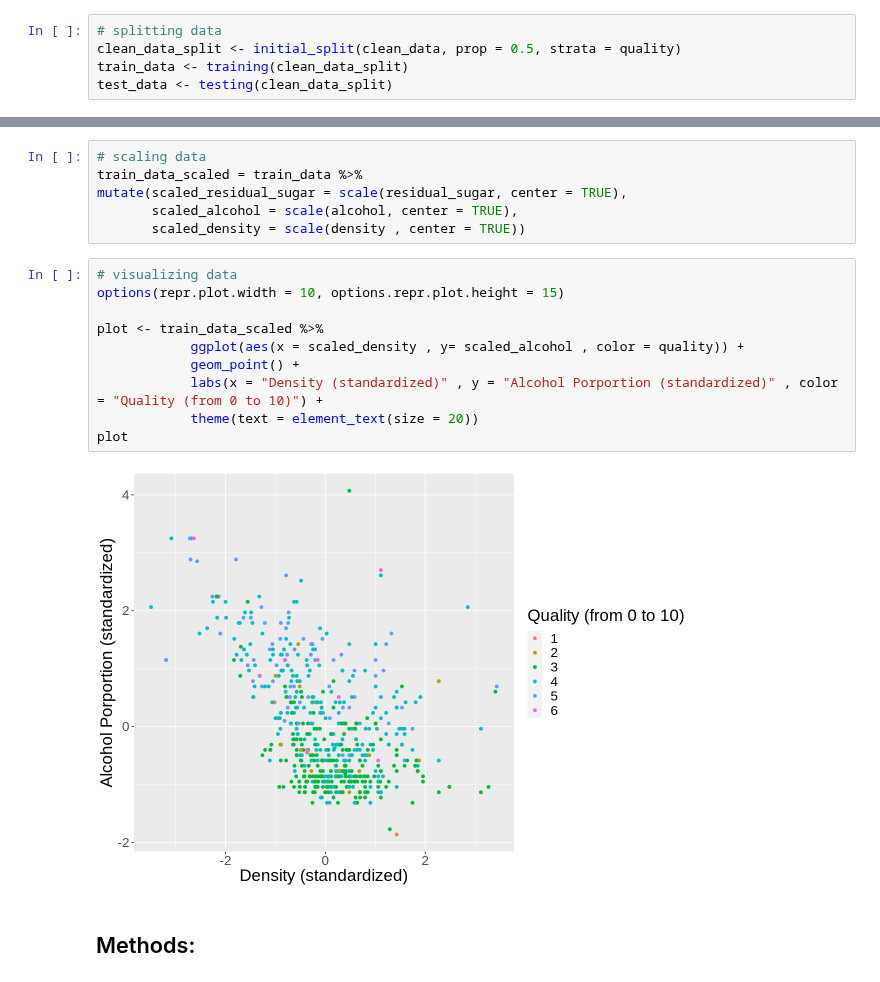
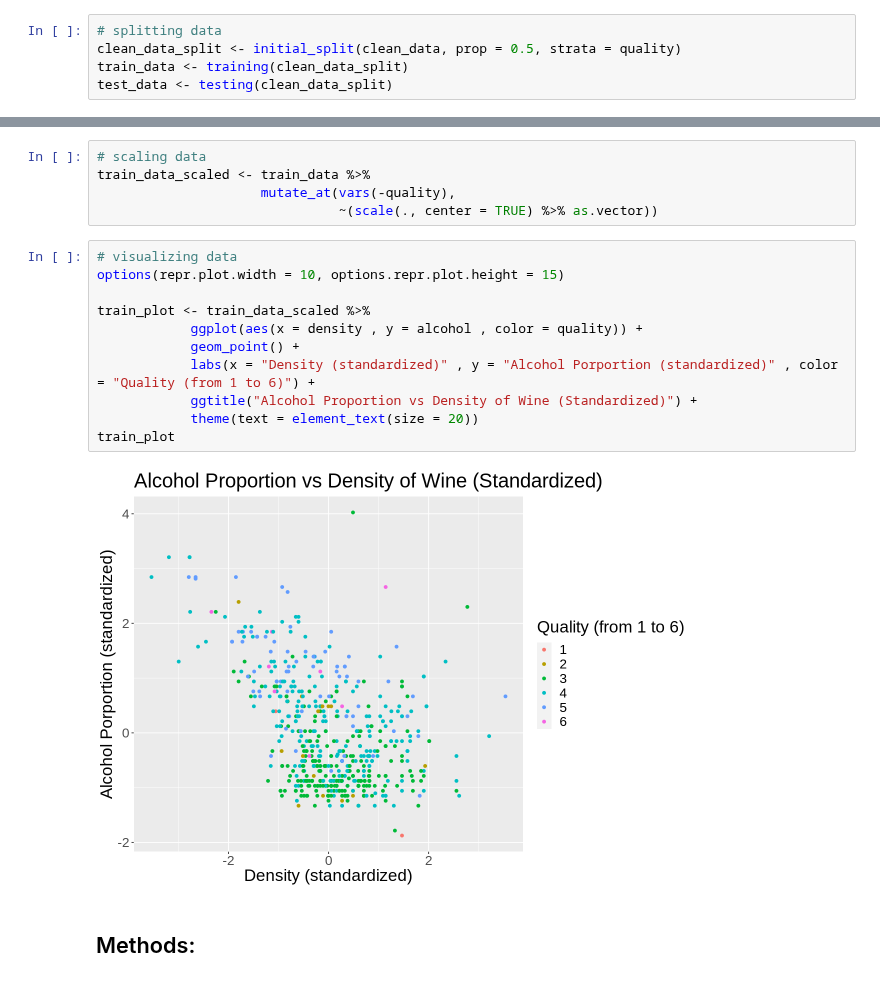
Before and after one commit to jon-chow/DSCI100-WineQualityAnalysis, a Jupyter notebook: Proposal.ipynb, the cells around one changed output, grey strips where cells are left out. Drawn from its saved outputs; the diff is of its cells as text.

Commit message:
modified scaled dataframe

```diff
--- a/Proposal.ipynb
+++ b/Proposal.ipynb
@@ -107,21 +110,21 @@ A tibble: 6 × 3
 # %%
 # scaling data
-train_data_scaled = train_data %>%
-mutate(scaled_residual_sugar = scale(residual_sugar, center = TRUE),
-       scaled_alcohol = scale(alcohol, center = TRUE),
-       scaled_density = scale(density , center = TRUE))
+train_data_scaled <- train_data %>%
+                     mutate_at(vars(-quality),
+                               ~(scale(., center = TRUE) %>% as.vector))
 # %%
 # visualizing data
 options(repr.plot.width = 10, options.repr.plot.height = 15)
 
-plot <- train_data_scaled %>%
-            ggplot(aes(x = scaled_density , y= scaled_alcohol , color = quality)) +
+train_plot <- train_data_scaled %>%
+            ggplot(aes(x = density , y = alcohol , color = quality)) +
             geom_point() +
-            labs(x = "Density (standardized)" , y = "Alcohol Porportion (standardized)" , color = "Quality (from 0 to 10)") +
+            labs(x = "Density (standardized)" , y = "Alcohol Porportion (standardized)" , color = "Quality (from 1 to 6)") +
+            ggtitle("Alcohol Proportion vs Density of Wine (Standardized)") +
             theme(text = element_text(size = 20))
-plot
+train_plot
 # %% [output]
-[figure, old version]
+[figure, new version]
 # %% [markdown]
 ## Methods:
 # %% [markdown]
```
Also changed, not shown: parts of 6 cells of this notebook.
